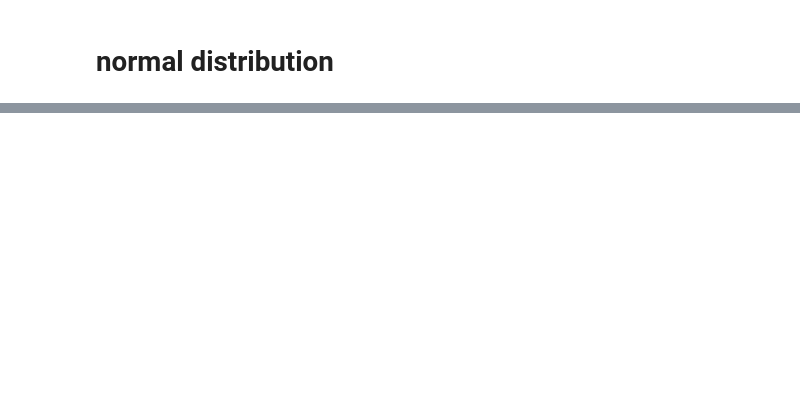
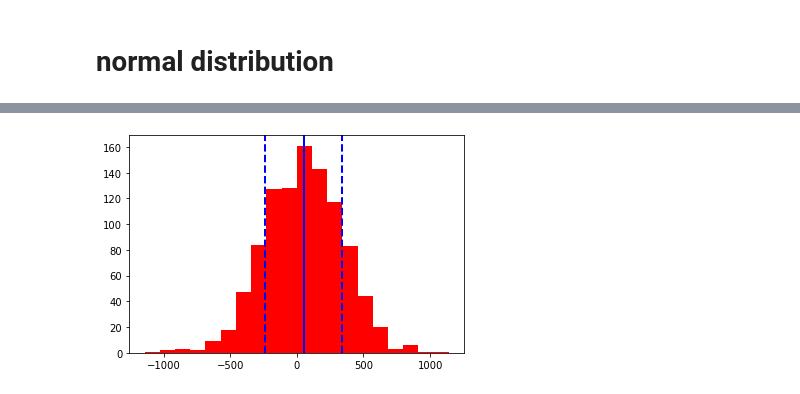
Before and after one commit to marioymario/basics_of_probability, a Jupyter notebook: DataDistibutions/dist.ipynb, the cells around one changed output, grey strips where cells are left out. Cells and saved outputs as stored; diff of their text form; code cells hidden in the pictures; blank space fills up the shorter version.

```diff
--- a/DataDistibutions/dist.ipynb
+++ b/DataDistibutions/dist.ipynb
@@ -229,0 +279,17 @@ plt.show()
+# %%
+#Plot a histogram for rand1.
+plt.hist(rand1, bins=20, color='r')
+
+# Add a vertical line at the mean.
+plt.axvline(rand1.mean(), color='b', linestyle='solid', linewidth=2)
+
+# Add a vertical line at one standard deviation above the mean.
+plt.axvline(rand1.mean() + rand1.std(), color='b', linestyle='dashed', linewidth=2)
+
+# Add a vertical line at one standard deviation below the mean.
+plt.axvline(rand1.mean()-rand1.std(), color='b', linestyle='dashed', linewidth=2)
+
+# Print the histogram.
+plt.show()
+# %% [output]
+[figure, added]
```
Also changed, not shown: parts of 17 cells of this notebook.
